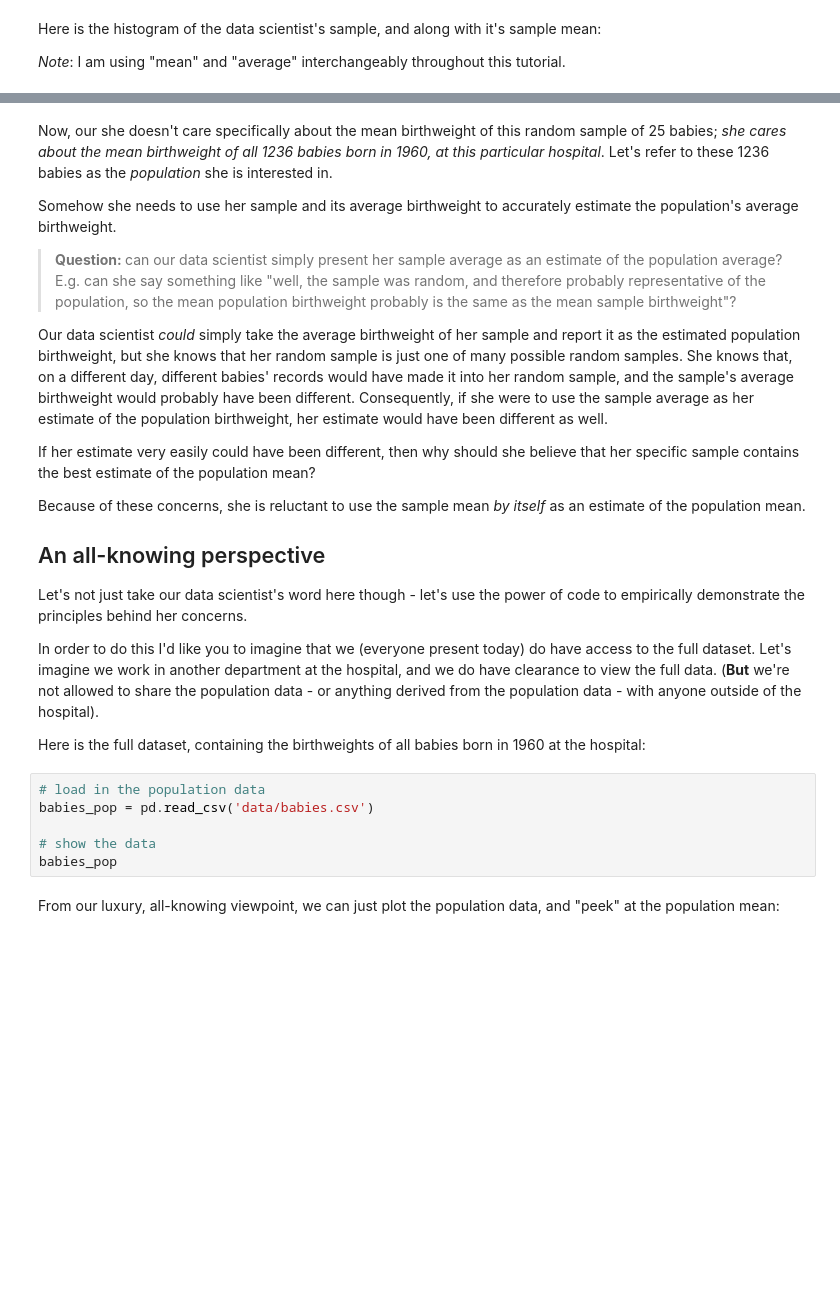
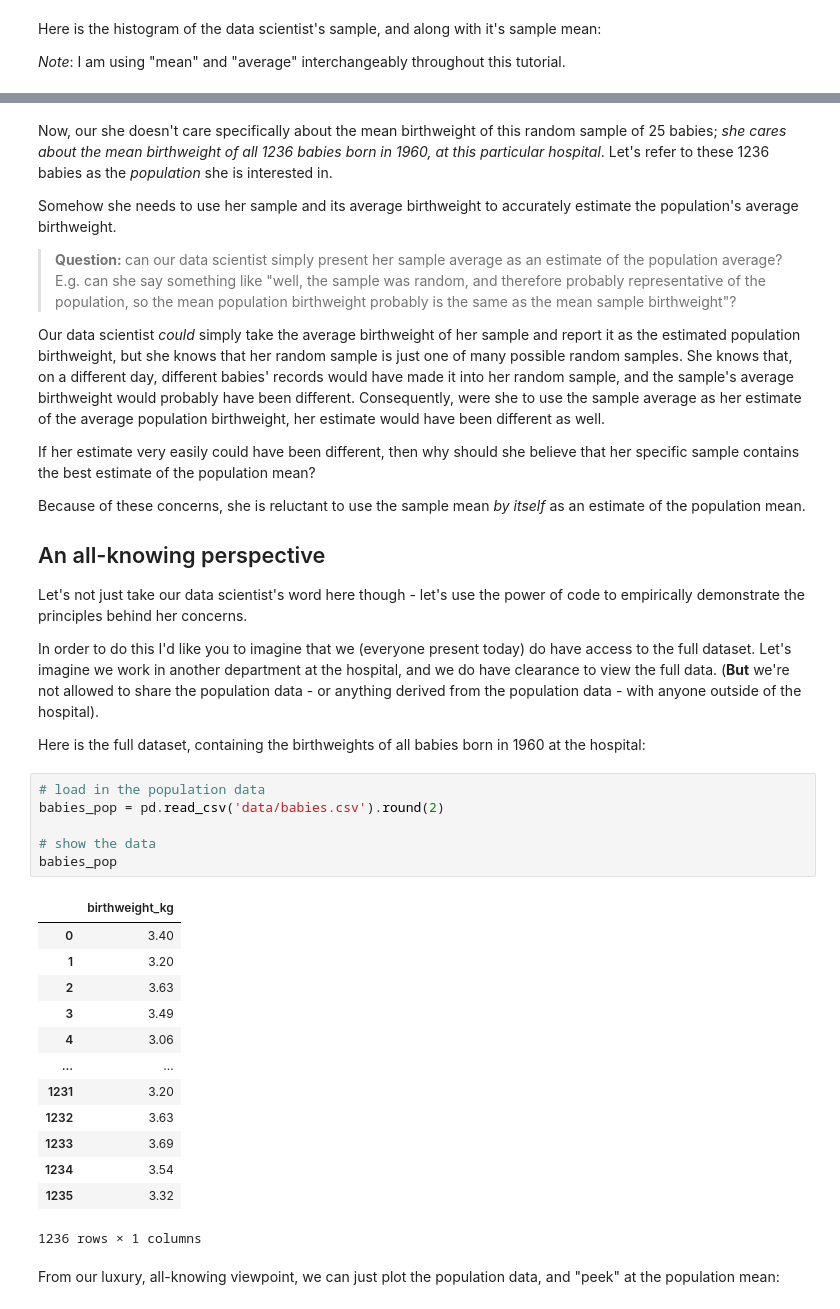
Before and after one commit to pxr687/bootstrap_tutorial, a Jupyter notebook: bootstrap.ipynb, the cells around one changed output, grey strips where cells are left out. Drawn from its saved outputs; the diff is of its cells as text; blank space fills up the shorter version.

```diff
--- a/bootstrap.ipynb
+++ b/bootstrap.ipynb
@@ -60,7 +80,7 @@ Somehow she needs to use her sample and its average birthweight to accurately es
 
 > <b> Question: </b> can our data scientist simply present her sample average as an estimate of the population average? E.g. can she say something like "well, the sample was random, and therefore probably representative of the population, so the mean population birthweight probably is the same as the mean sample birthweight"?
 
-Our data scientist *could* simply take the average birthweight of her sample and report it as the estimated population birthweight, but she knows that her random sample is just one of many possible random samples. She knows that, on a different day, different babies' records would have made it into her random sample, and the sample's average birthweight would probably have been different. Consequently, if she were to use the sample average as her estimate of the population birthweight, her estimate would have been different as well.
+Our data scientist *could* simply take the average birthweight of her sample and report it as the estimated population birthweight, but she knows that her random sample is just one of many possible random samples. She knows that, on a different day, different babies' records would have made it into her random sample, and the sample's average birthweight would probably have been different. Consequently, were she to use the sample average as her estimate of the average population birthweight, her estimate would have been different as well.
 
 If her estimate very easily could have been different, then why should she believe that her specific sample contains the best estimate of the population mean?
 
@@ -75,10 +95,24 @@ In order to do this I'd like you to imagine that we (everyone present today) do
 Here is the full dataset, containing the birthweights of all babies born in 1960 at the hospital:
 # %%
 # load in the population data
-babies_pop = pd.read_csv('data/babies.csv')
+babies_pop = pd.read_csv('data/babies.csv').round(2)
 
 # show the data
 babies_pop
+# %% [output]
+|  | birthweight_kg |
+| 0 | 3.40 |
+| 1 | 3.20 |
+| 2 | 3.63 |
+| 3 | 3.49 |
+| 4 | 3.06 |
+| ... | ... |
+| 1231 | 3.20 |
+| 1232 | 3.63 |
+| 1233 | 3.69 |
+| 1234 | 3.54 |
+| 1235 | 3.32 |
+1236 rows × 1 columns
 # %% [markdown]
 From our luxury, all-knowing viewpoint, we can just plot the population data, and "peek" at the population mean:
 # %%
```
Also changed, not shown: parts of 41 cells of this notebook, 1 other file.
